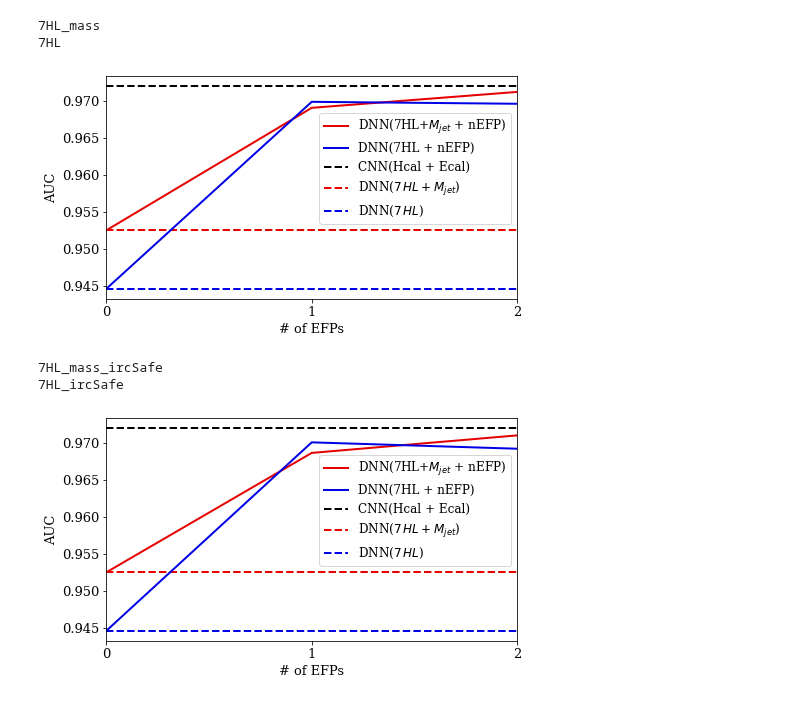
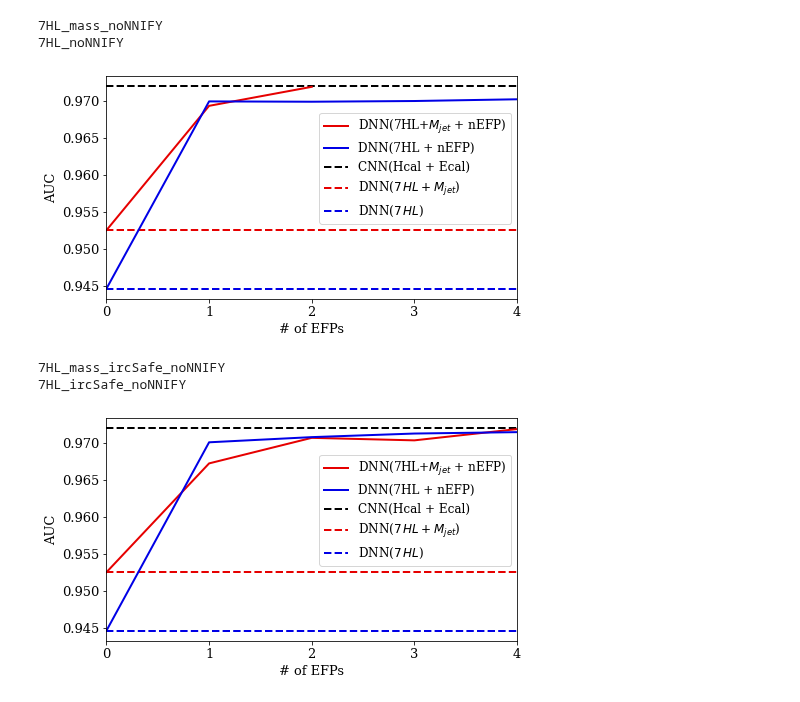
Before and after one commit to taylorFaucett/electron-id-ml, a Jupyter notebook: guided_iteration/dif_order_hist_plot.ipynb, the cells around one changed output. Drawn from its saved outputs; the diff is of its cells as text; code cells hidden in the pictures.

```diff
--- a/guided_iteration/dif_order_hist_plot.ipynb
+++ b/guided_iteration/dif_order_hist_plot.ipynb
@@ -15,8 +15,9 @@ import matplotlib.image as image
 from os import path, getcwd
 warnings.simplefilter(action="ignore", category=FutureWarning)
 np.seterr(divide="ignore")
+import pathlib
 
-home = getcwd()
+home = pathlib.Path.cwd().parent
 data_dir = path.join(home, "data")
 efp_dir = path.join(data_dir, "efp", "test")
 graph_dir = path.join(home, "graphs")
@@ -84,7 +85,7 @@ def dif_hist_plot(run_name, pass_ix):
     upper_bound = max(max(X0), max(X1))
     lower_bound = min(min(X0), min(X1))
     if lower_bound == -np.inf:
-        lower_bound = -3
+        lower_bound = -10
     bins = np.linspace(lower_bound, upper_bound, n_bins)
 
     # Plot histograms
@@ -174,7 +175,7 @@ def dif_hist_plot(run_name, pass_ix):
 
     # Save plot
     plt.tight_layout()
-    plt.savefig(f"/home/tfaucett/Projects/electron-id/guided_iteration/figures/{run_name}_pass_{pass_ix}.pdf")
+    plt.savefig(f"{home}/guided_iteration/figures/{run_name}_pass_{pass_ix}.pdf")
     plt.show()
 
 
@@ -198,7 +206,7 @@ def performance_plot(run_names):
     ll_benchmark = 0.9720
     ecal_benchmark = 0.9176
     hcal_benchmark = 0.8250
-    pass_ix = [0, 1, 2]
+    pass_ix = [0, 1, 2, 3, 4]
     x_min = pass_ix[0]
     x_max = pass_ix[-1]
 
@@ -237,7 +245,7 @@ def performance_plot(run_names):
         run_label = run_name.split("_")
         if "ircSafe" in run_label:
             run_label.remove("ircSafe")
-        if len(run_label) > 1:
+        if "mass" in run_name:
             run_label = run_label[0] + "+" + "$M_{jet}$"
         else:
             run_label = run_label[0]
@@ -247,14 +255,15 @@ def performance_plot(run_names):
         # Get pass data
         auc_ix = df.auc.values
         ado_ix = df.ado.values
+        pass_ix = list(np.arange(len(auc_ix)))
         print(run_name)
-        if run_name == "7HL_mass":
+        if run_name == "7HL_mass_noNNIFY":
             auc_last = 0.9712
-        if run_name == "7HL":
+        if run_name == "7HL_noNNIFY":
             auc_last = 0.9696
-        if run_name == "7HL_mass_ircSafe":
+        if run_name == "7HL_mass_ircSafe_noNNIFY":
             auc_last = 0.9710
-        if run_name == "7HL_ircSafe":
+        if run_name == "7HL_ircSafe_noNNIFY":
             auc_last = 0.9692
         ls = '-'
         if "mass" in run_name:
@@ -262,7 +271,7 @@ def performance_plot(run_names):
         else:
             auc_ix[0] = hl_only
 
-        auc_ix[-1] = auc_last
+        # auc_ix[-1] = auc_last
         ax0.plot(
             pass_ix,
             auc_ix,
@@ -273,41 +282,41 @@ def performance_plot(run_names):
         )
 
         ax0.set_ylabel("AUC")
         ax0.xaxis.set_major_locator(MaxNLocator(integer=True))
 
 #         ax1.plot(pass_ix, ado_ix, color=c[ix], label="DNN(%s + nEFP)" %run_label, linestyle=ls)
 #         ax1.fill_between(pass_ix, ado_ix, 0.5, color=c[ix], alpha=0.05)
 
 
 #         ax1.set_ylim([0.5, 1.0])
 #         ax1.set_ylabel("$ADO(X_i, LL_i)$")
 
         # plt.xticks(pass_ix)
 
     plt.legend(bbox_to_anchor=(1.0, 0.31), loc="lower right", ncol=1, fontsize=12)
     plt.xlim([0, x_max])
     plt.xlabel("# of EFPs")
     fig.subplots_adjust(hspace=0.1)
     plt.tight_layout()
-    plt.savefig(path.join(home, "figures", f"performance{irc_type}.png"))
-    plt.savefig(path.join(home, "figures", f"performance{irc_type}.pdf"))
+    plt.savefig(path.join(home, "guided_iteration", "figures", f"performance{irc_type}.png"))
+    plt.savefig(path.join(home, "guided_iteration", "figures", f"performance{irc_type}.pdf"))
     plt.show()
 
 
 c1 = (0.9, 0.0, 0.0, 1)
 c2 = (0.0, 0.0, 0.9, 1)
 c3 = (0, 0, 0, 1)
 c = [c1, c2, c3]
 irc_types = ["", "_ircSafe"]
 for irc_type in irc_types:
-    run_names = ["7HL_mass"+irc_type, "7HL"+irc_type]
+    run_names = ["7HL_mass"+irc_type+"_noNNIFY", "7HL"+irc_type+"_noNNIFY"]
     performance_plot(run_names)
 # %% [output]
-7HL_mass
-7HL
+7HL_mass_noNNIFY
+7HL_noNNIFY
-[figure, old version]
+[figure, new version]
-7HL_mass_ircSafe
-7HL_ircSafe
+7HL_mass_ircSafe_noNNIFY
+7HL_ircSafe_noNNIFY
-[figure, old version]
+[figure, new version]
 # %%
 def stats_table(run_name, passes):
```
Also changed, not shown: parts of 6 cells of this notebook, 53 other files.
